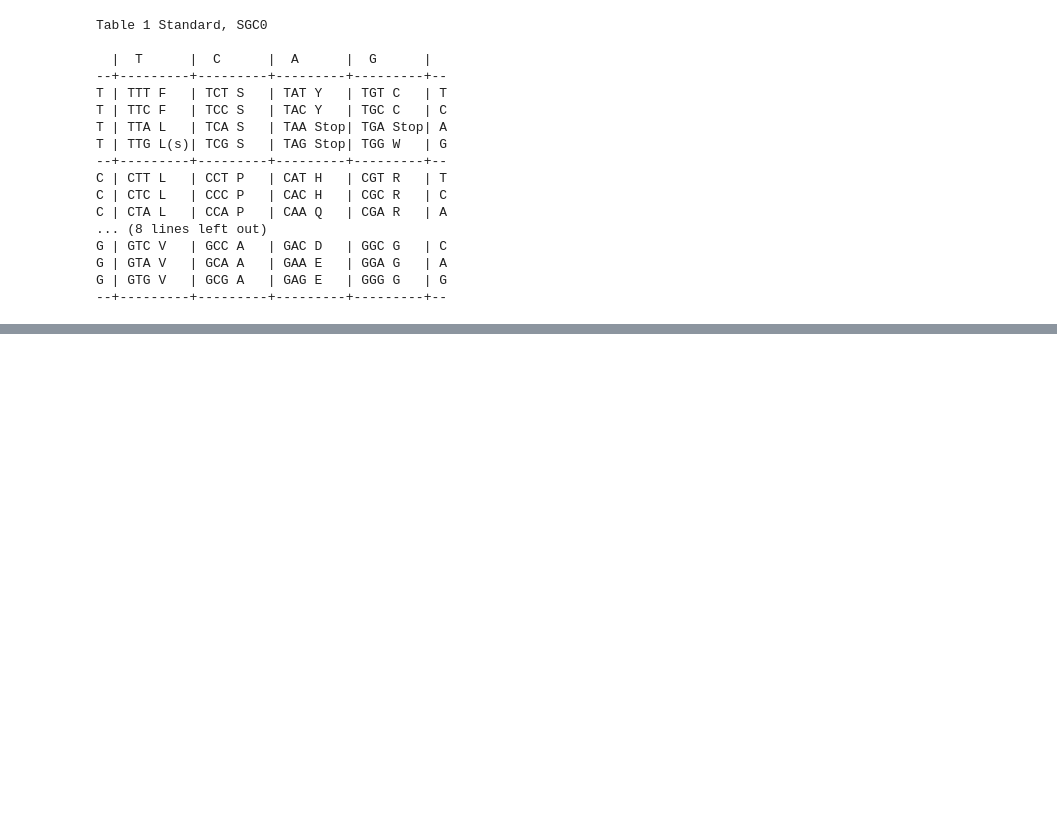
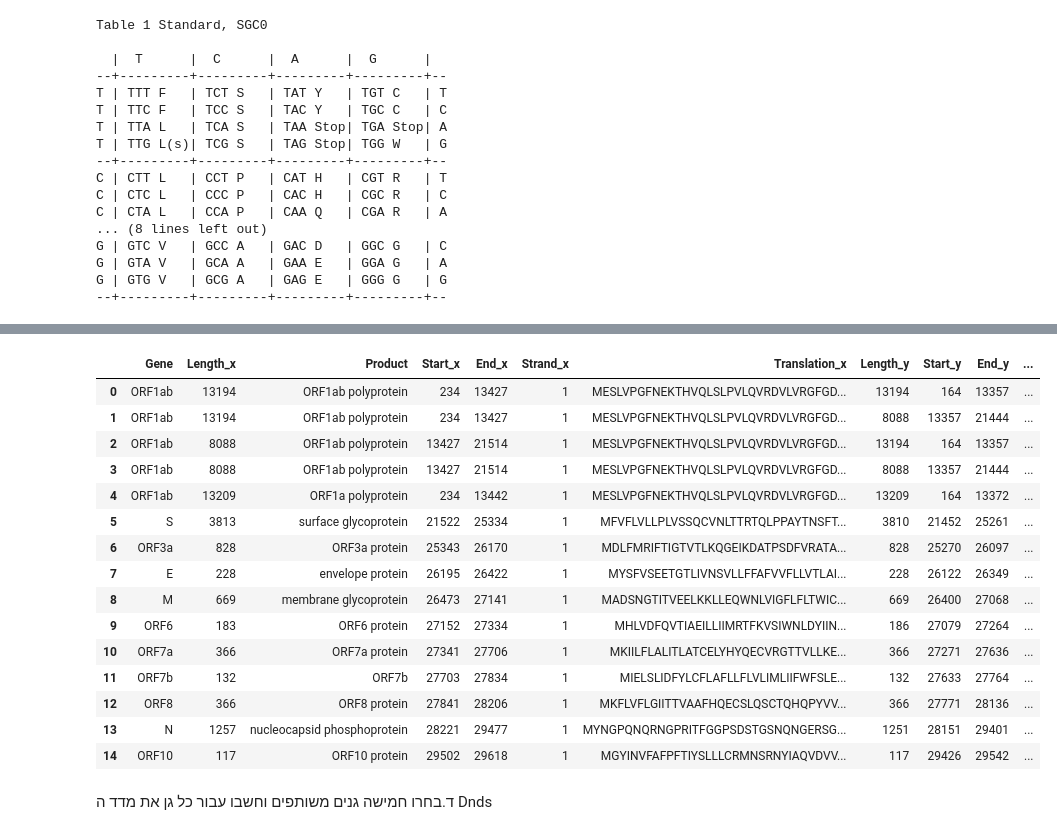
Before and after one commit to idobt97/Bioinformatocs_final_project, a Jupyter notebook: PartC.ipynb, the cells around one changed output, grey strips where cells are left out. Saved outputs shown, nothing was run; the diff lists cells and outputs as text; code cells hidden in the pictures; blank space fills up the shorter version.

```diff
--- a/PartC.ipynb
+++ b/PartC.ipynb
@@ -62,0 +176,38 @@ KeyError: 'TAA'
+# %%
+# Calculating the number of genes in each genome and how many genes translated to proteins
+
+# For the older genome
+older_genome_df = pd.DataFrame(columns=["Gene", "Length", "Product", "Start", "End", "Strand", "Translation"])
+newer_genome_df = pd.DataFrame(columns=["Gene", "Length", "Product", "Start", "End", "Strand", "Translation"])
+
+# Creating a dataframe to store the results for each genome
+def from_genbank_to_df(genbank_record, genome_df):
+    for feature in genbank_record.features:
+        if feature.type == "CDS":
+            gene = feature.qualifiers.get("gene", [""])[0]
+            length = len(feature)
+            product = feature.qualifiers.get("product", [""])[0]
+            start = feature.location.start
+            end = feature.location.end
+            strand = feature.location.strand
+            translation = feature.qualifiers.get("translation", [""])[0]
+            #sequence = str(genbank_record.seq[start:end])
+            if type(feature.location) == Bio.SeqFeature.CompoundLocation:
+                for sub_feature in feature.location.parts:
+                    start = sub_feature.start
+                    end = sub_feature.end
+                    length = len(sub_feature)
+                    #sequence = str(genbank_record.seq[start:end])
+                    genome_df.loc[len(genome_df)] = [gene, length, product, start+1, end, strand, translation]
+            else:
+                genome_df.loc[len(genome_df)] = [gene, length, product, start+1, end, strand, translation]
+
+
+from_genbank_to_df(older_genbank_record, older_genome_df)
+from_genbank_to_df(newer_genbank_record, newer_genome_df)
+# remove doplicates
+older_genome_df.drop_duplicates(subset=["Start", "End"], inplace=True)
+newer_genome_df.drop_duplicates(subset=["Start", "End"], inplace=True)
+
+
+older_genome_df
@@ -62,0 +246,23 @@ KeyError: 'TAA'
+# %%
+# Evaluating the common genes between the two genomes
+common_genes_df = pd.merge(older_genome_df, newer_genome_df, on=["Gene", "Product"], how="inner")
+common_genes_df
+# %% [output]
+|  | Gene | Length_x | Product | Start_x | End_x | Strand_x | Translation_x | Length_y | Start_y | End_y | ... |
+| 0 | ORF1ab | 13194 | ORF1ab polyprotein | 234 | 13427 | 1 | MESLVPGFNEKTHVQLSLPVLQVRDVLVRGFGD... | 13194 | 164 | 13357 | ... |
+| 1 | ORF1ab | 13194 | ORF1ab polyprotein | 234 | 13427 | 1 | MESLVPGFNEKTHVQLSLPVLQVRDVLVRGFGD... | 8088 | 13357 | 21444 | ... |
+| 2 | ORF1ab | 8088 | ORF1ab polyprotein | 13427 | 21514 | 1 | MESLVPGFNEKTHVQLSLPVLQVRDVLVRGFGD... | 13194 | 164 | 13357 | ... |
+| 3 | ORF1ab | 8088 | ORF1ab polyprotein | 13427 | 21514 | 1 | MESLVPGFNEKTHVQLSLPVLQVRDVLVRGFGD... | 8088 | 13357 | 21444 | ... |
+| 4 | ORF1ab | 13209 | ORF1a polyprotein | 234 | 13442 | 1 | MESLVPGFNEKTHVQLSLPVLQVRDVLVRGFGD... | 13209 | 164 | 13372 | ... |
+| 5 | S | 3813 | surface glycoprotein | 21522 | 25334 | 1 | MFVFLVLLPLVSSQCVNLTTRTQLPPAYTNSFT... | 3810 | 21452 | 25261 | ... |
+| 6 | ORF3a | 828 | ORF3a protein | 25343 | 26170 | 1 | MDLFMRIFTIGTVTLKQGEIKDATPSDFVRATA... | 828 | 25270 | 26097 | ... |
+| 7 | E | 228 | envelope protein | 26195 | 26422 | 1 | MYSFVSEETGTLIVNSVLLFFAFVVFLLVTLAI... | 228 | 26122 | 26349 | ... |
+| 8 | M | 669 | membrane glycoprotein | 26473 | 27141 | 1 | MADSNGTITVEELKKLLEQWNLVIGFLFLTWIC... | 669 | 26400 | 27068 | ... |
+| 9 | ORF6 | 183 | ORF6 protein | 27152 | 27334 | 1 | MHLVDFQVTIAEILLIIMRTFKVSIWNLDYIIN... | 186 | 27079 | 27264 | ... |
+| 10 | ORF7a | 366 | ORF7a protein | 27341 | 27706 | 1 | MKIILFLALITLATCELYHYQECVRGTTVLLKE... | 366 | 27271 | 27636 | ... |
+| 11 | ORF7b | 132 | ORF7b | 27703 | 27834 | 1 | MIELSLIDFYLCFLAFLLFLVLIMLIIFWFSLE... | 132 | 27633 | 27764 | ... |
+| 12 | ORF8 | 366 | ORF8 protein | 27841 | 28206 | 1 | MKFLVFLGIITTVAAFHQECSLQSCTQHQPYVV... | 366 | 27771 | 28136 | ... |
+| 13 | N | 1257 | nucleocapsid phosphoprotein | 28221 | 29477 | 1 | MYNGPQNQRNGPRITFGGPSDSTGSNQNGERSG... | 1251 | 28151 | 29401 | ... |
+| 14 | ORF10 | 117 | ORF10 protein | 29502 | 29618 | 1 | MGYINVFAFPFTIYSLLLCRMNSRNYIAQVDVV... | 117 | 29426 | 29542 | ... |
+# %% [markdown]
+ד.בחרו חמישה גנים משותפים וחשבו עבור כל גן את מדד ה Dnds
```
Also changed, not shown: parts of 14 cells of this notebook, 4 other files.
